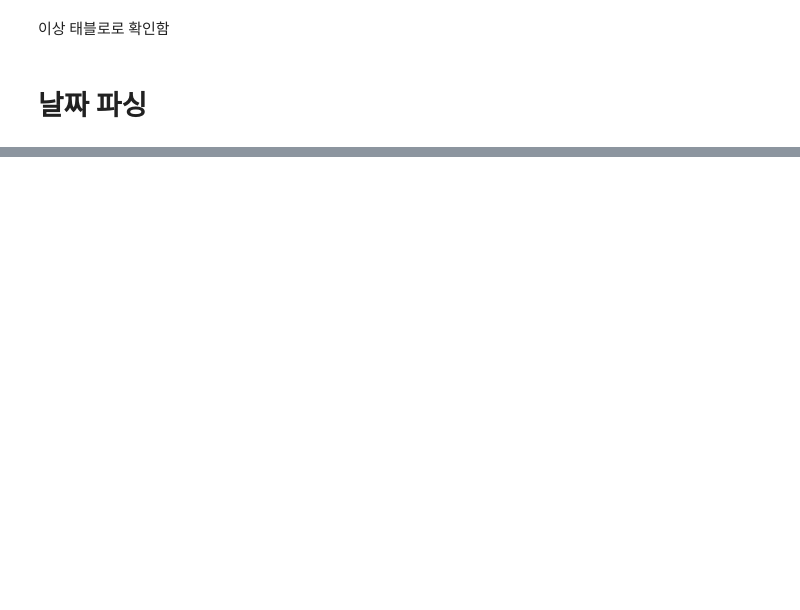
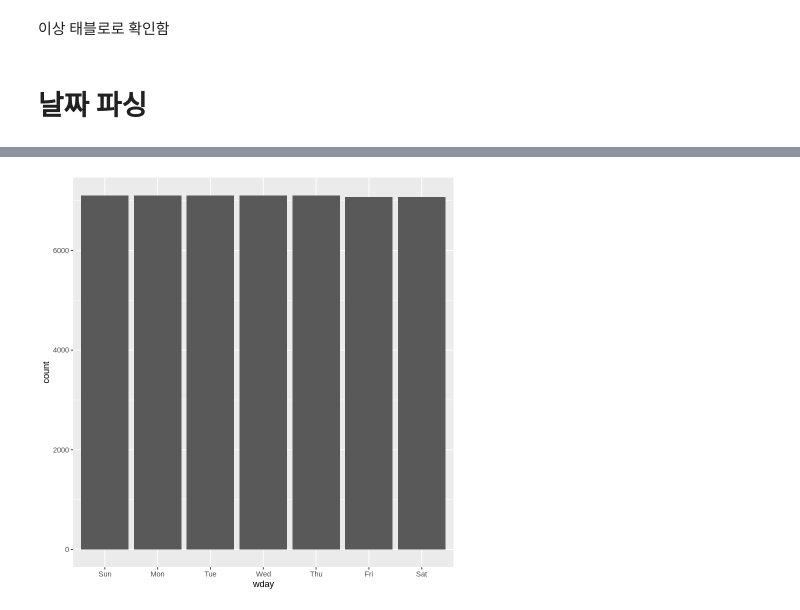
Before and after one commit to min02yam/Prediction-of-Cardiovascular-Disease-Incidence-using-machine-learning, a Jupyter notebook: hospital_Eda.ipynb, the cells around one changed output, grey strips where cells are left out. Saved outputs shown, nothing was run; the diff lists cells and outputs as text; code cells hidden in the pictures; blank space fills up the shorter version.

```diff
--- a/hospital_Eda.ipynb
+++ b/hospital_Eda.ipynb
@@ -285,0 +383,5 @@ ERROR: ignored
+# %%
+ggplot(df_date, aes(wday)) +
+  geom_bar()
+# %% [output]
+[figure, added]
```
Also changed, not shown: parts of 23 cells of this notebook.
